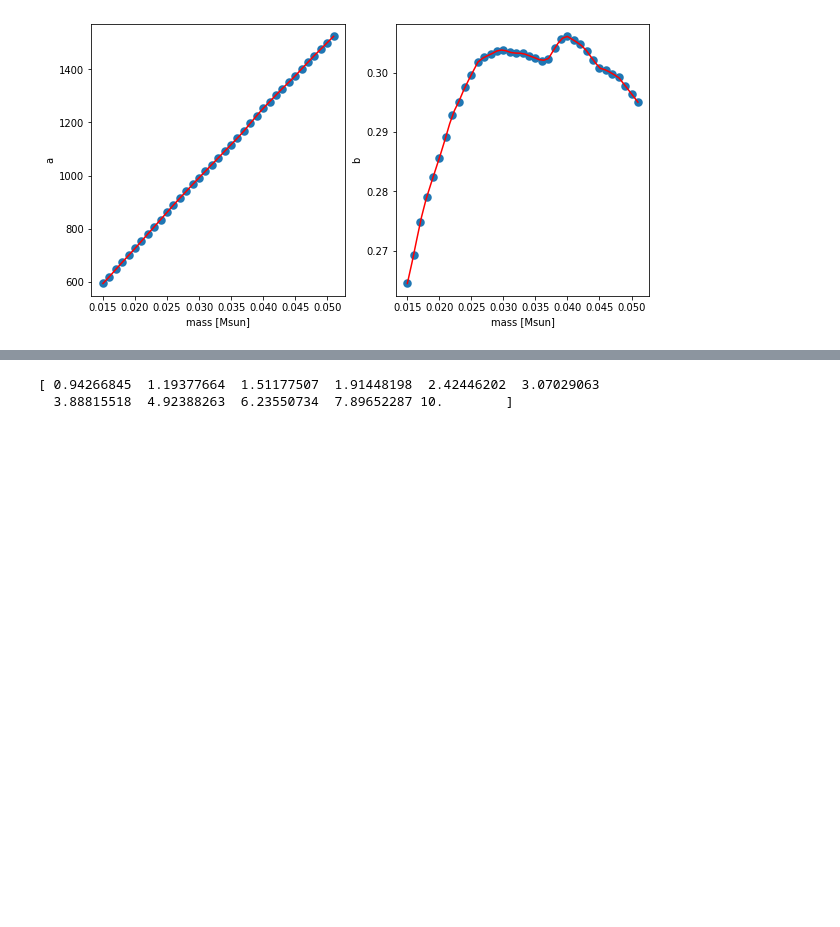
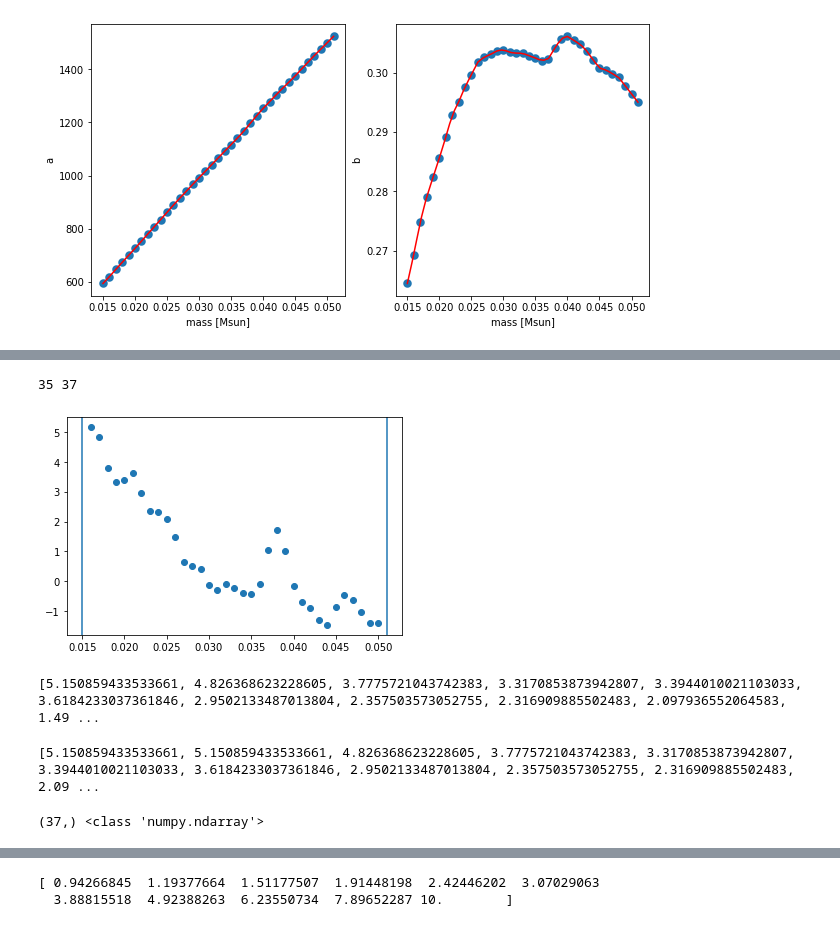
Before and after one commit to mariabenitocst/exoplanets, a Jupyter notebook: jupyter-notebook/checking_derivatives.ipynb, the cells around one changed output, grey strips where cells are left out. Saved outputs shown, nothing was run; the diff lists cells and outputs as text; code cells hidden in the pictures; blank space fills up the shorter version.

```diff
--- a/jupyter-notebook/checking_derivatives.ipynb
+++ b/jupyter-notebook/checking_derivatives.ipynb
@@ -563,0 +590,19 @@ ax[1].plot(np.linspace(0.015, 0.051), b_interp(np.linspace(0.015, 0.051)), color
+# %%
+from scipy.misc import derivative
+_b1 = []; _m = []
+for i in range(len(masses)-2):
+    _b1.append(derivative(interp1d(masses, b), masses[i+1], dx=1e-6))
+    _m.append(masses[i+1])
+# %%
+fig, ax = plt.subplots()
+
+ax.axvline(masses[0]); ax.axvline(masses[-1])
+ax.scatter(_m, _b1)
+print(len(_m), len(masses))
+# %% [output]
+35 37
+[figure, added]
+# %%
+print(_b1, len(_b1))
+# %% [output]
+[5.150859433533661, 4.826368623228605, 3.7775721043742383, 3.3170853873942807, 3.3944010021103033, 3.6184233037361846, 2.9502133487013804, 2.357503573052755, 2.316909885502483, 2.097936552064583, 1.49 ...
@@ -563,0 +612,13 @@ ax[1].plot(np.linspace(0.015, 0.051), b_interp(np.linspace(0.015, 0.051)), color
+# %%
+print(_b1, len(_b1))
+# %% [output]
+[5.150859433533661, 5.150859433533661, 4.826368623228605, 3.7775721043742383, 3.3170853873942807, 3.3944010021103033, 3.6184233037361846, 2.9502133487013804, 2.357503573052755, 2.316909885502483, 2.09 ...
+# %%
+# Save b1 array
+_b1 = np.array(_b1)
+
+print(_b1.shape, type(_b1))
+
+np.savetxt("dderv_ana_wrt_AM.dat", np.array([masses, _b1]).T, fmt="%.6f  %.6f")
+# %% [output]
+(37,) <class 'numpy.ndarray'>
```
Also changed, not shown: parts of 21 cells of this notebook, 4 other files.
